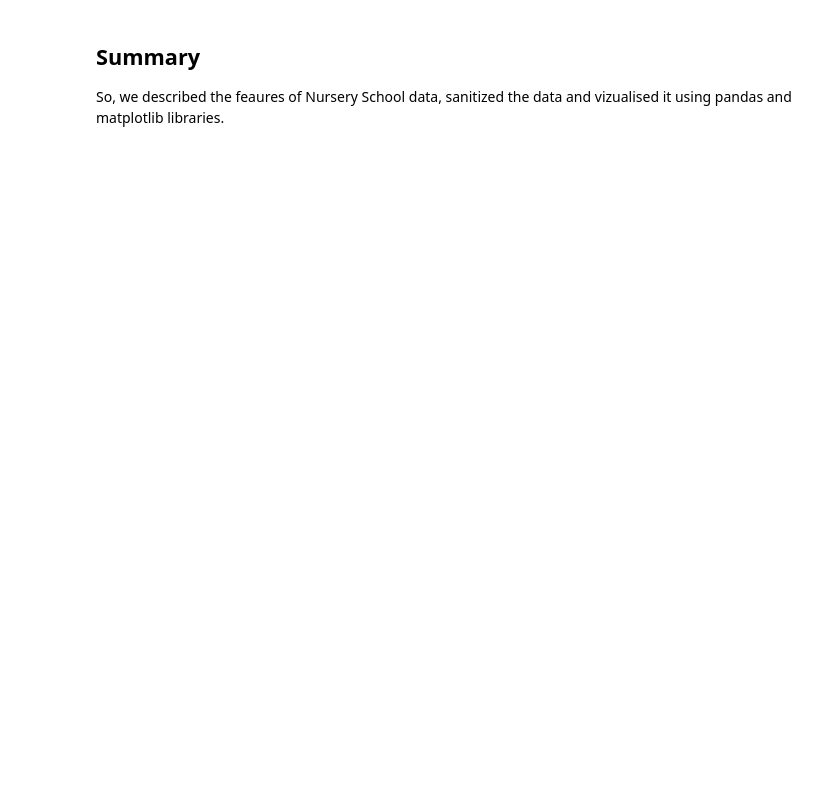
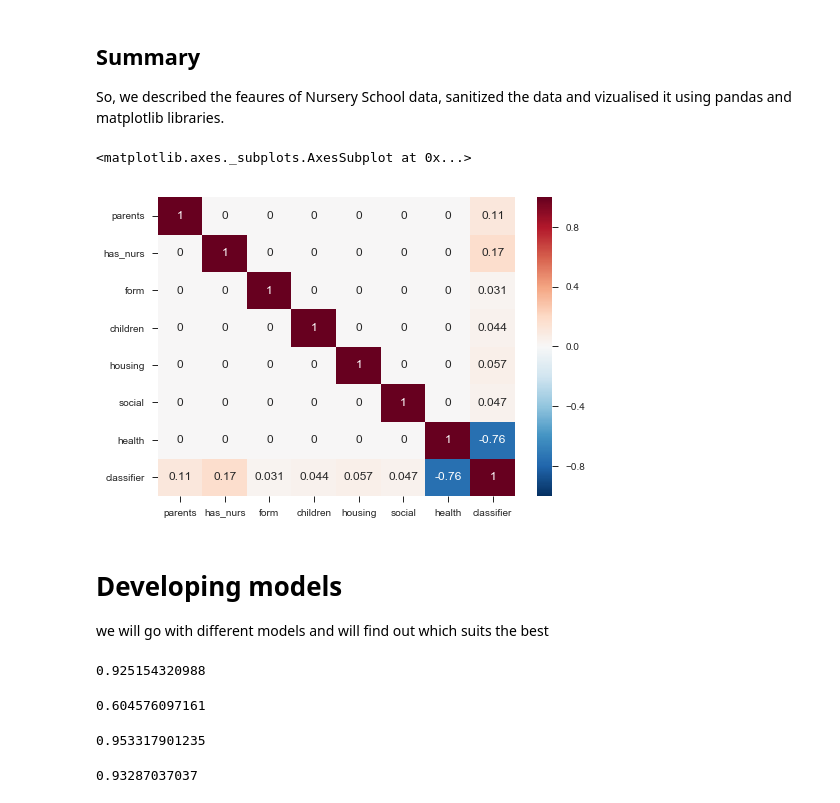
Before and after one commit to SHARANAMRUTHSAI/MACHINE_LEARNING, a Jupyter notebook: Nursery/Nursery.ipynb, the cells around one changed output. Cells and saved outputs as stored; diff of their text form; code cells hidden in the pictures; blank space fills up the shorter version.

```diff
--- a/Nursery/Nursery.ipynb
+++ b/Nursery/Nursery.ipynb
@@ -280,3 +288,51 @@ If the plot is densly populated then the parameters has strong realtion between
 ## Summary
 
 So, we described the feaures of Nursery School data, sanitized the data and vizualised it using pandas and matplotlib libraries.
+# %%
+sns.heatmap(df.corr(),annot=True)
+# %% [output]
+<matplotlib.axes._subplots.AxesSubplot at 0x...>
+[figure, added]
+# %% [markdown]
+# Developing models
+
+we will go with different models and will find out which suits the best
+# %%
+#using the default knn
+from sklearn.neighbors import KNeighborsClassifier
+from sklearn import preprocessing, cross_validation, neighbors
+x=df.drop('classifier',axis=1)
+y=df['classifier']
+X_train, X_test, y_train, y_test = cross_validation.train_test_split(x, y, test_size=0.2)
+
+clf = neighbors.KNeighborsClassifier(n_neighbors = 5, weights='uniform', algorithm='auto')
+clf.fit(X_train, y_train)
+accuracy = clf.score(X_test, y_test)
+print(accuracy)
+# %% [output]
+0.925154320988
+# %%
+from sklearn import preprocessing, cross_validation,svm
+from sklearn.linear_model import LinearRegression
+
+clf=LinearRegression()
+clf.fit(X_train,y_train)
+accuracy = clf.score(X_test,y_test)
+print accuracy
+# %% [output]
+0.604576097161
+# %%
+clf = svm.SVC(kernel='rbf')
+clf.fit(X_train,y_train)
+accuracy = clf.score(X_test,y_test)
+print accuracy
+# %% [output]
+0.953317901235
+# %%
+from sklearn import tree
+clf = tree.DecisionTreeClassifier()
+clf.fit(X_train,y_train)
+accuracy = clf.score(X_test,y_test)
+print accuracy
+# %% [output]
+0.93287037037
```
Also changed, not shown: parts of 4 cells of this notebook.
